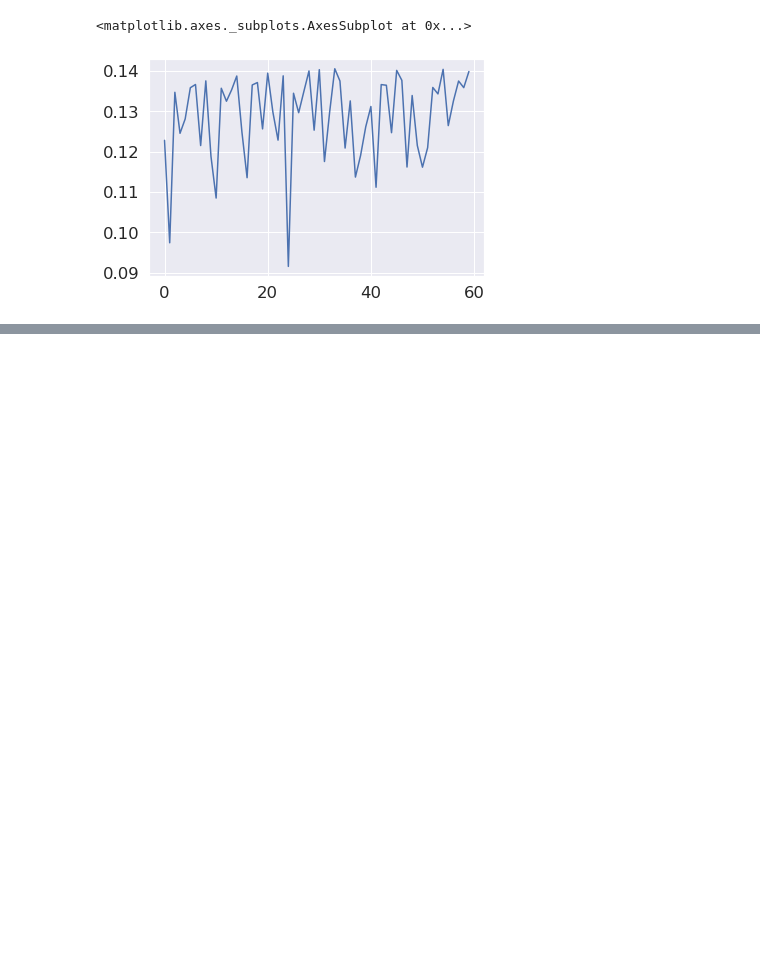
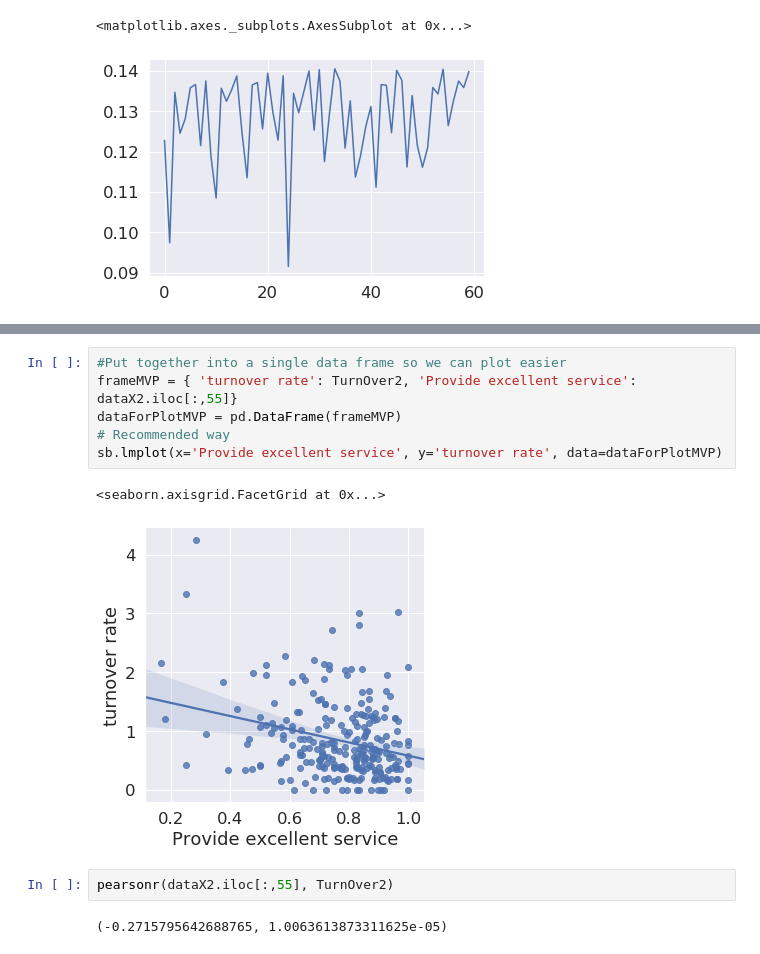
Before and after one commit to MamiyaA/FeatureFinder, a Jupyter notebook: DataExplorationAndPreProcessing.ipynb, the cells around one changed output, grey strips where cells are left out. Saved outputs shown, nothing was run; the diff lists cells and outputs as text; blank space fills up the shorter version.

```diff
--- a/DataExplorationAndPreProcessing.ipynb
+++ b/DataExplorationAndPreProcessing.ipynb
@@ -311,0 +321,13 @@ sb.lineplot(data=ComponentWeight.iloc[0,:])
+# %%
+#Put together into a single data frame so we can plot easier
+frameMVP = { 'turnover rate': TurnOver2, 'Provide excellent service': dataX2.iloc[:,55]}
+dataForPlotMVP = pd.DataFrame(frameMVP)
+# Recommended way
+sb.lmplot(x='Provide excellent service', y='turnover rate', data=dataForPlotMVP)
+# %% [output]
+<seaborn.axisgrid.FacetGrid at 0x...>
+[figure, added]
+# %%
+pearsonr(dataX2.iloc[:,55], TurnOver2)
+# %% [output]
+(-0.2715795642688765, 1.0063613873311625e-05)
```
Also changed, not shown: parts of 1 cell of this notebook.
